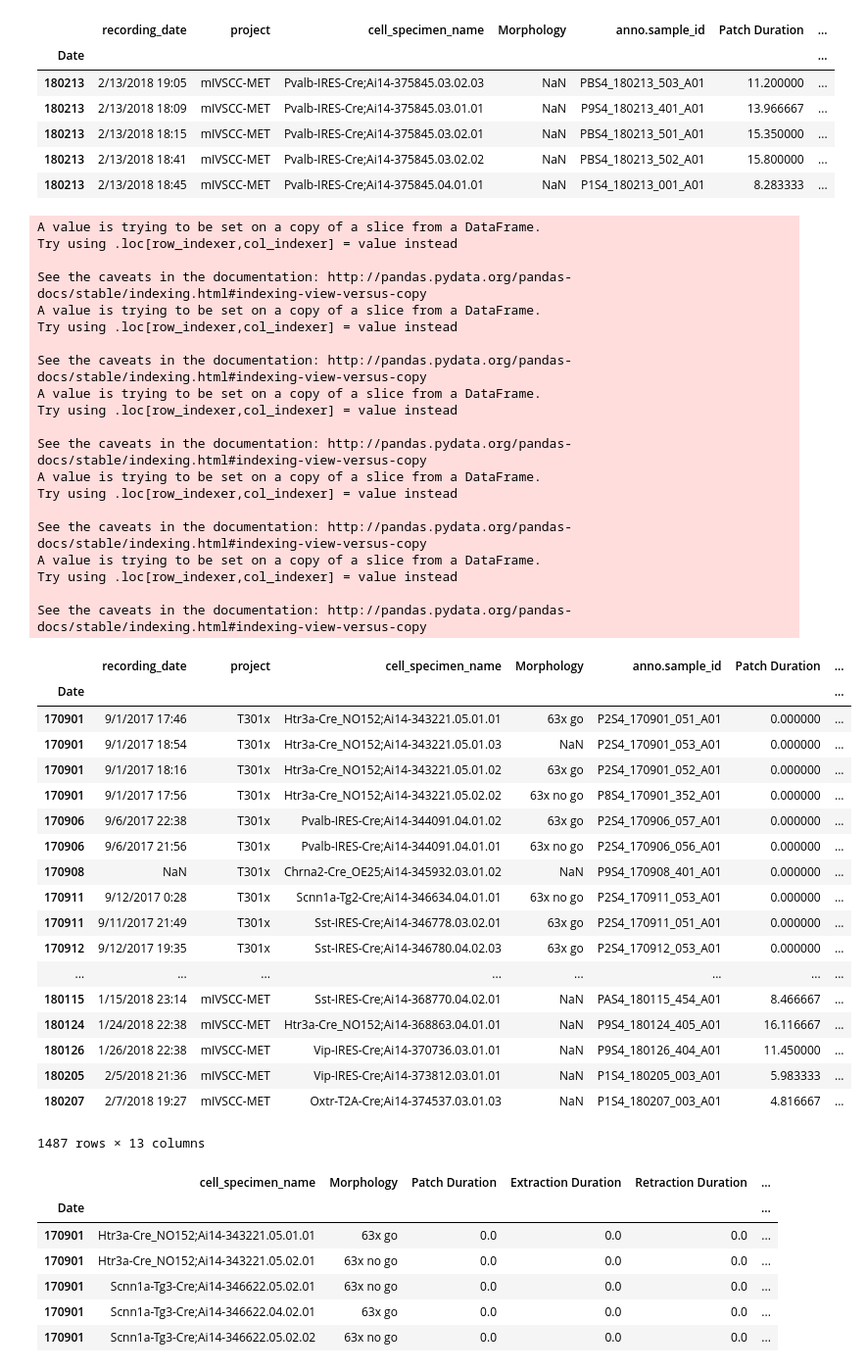
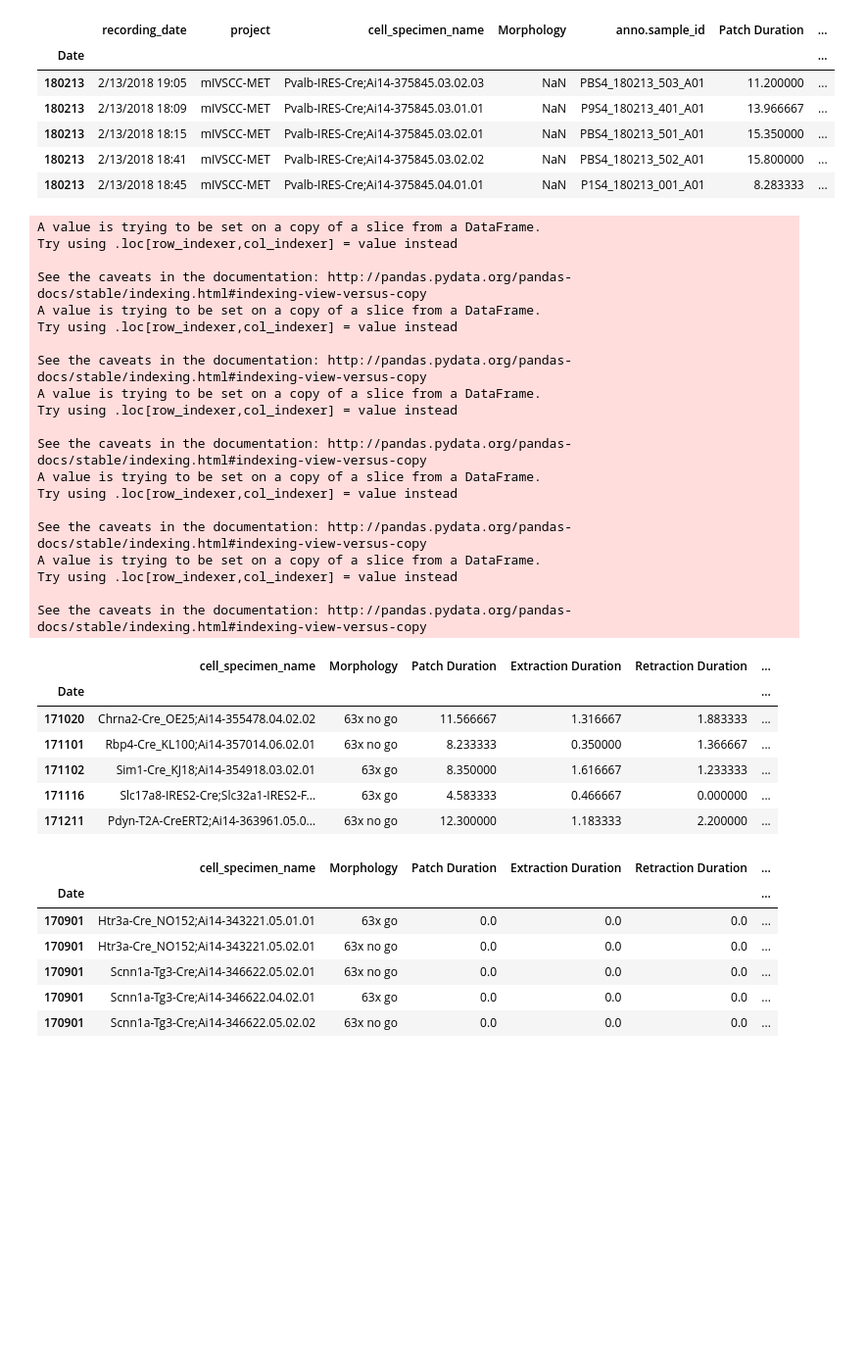
Before and after one commit to ramr24/Personal, a Jupyter notebook: PDuration vs Morph per Post Patch.ipynb, the cells around one changed output. Shown at 98% size. Drawn from its saved outputs; the diff is of its cells as text; code cells hidden in the pictures; blank space fills up the shorter version.

Commit message:
New update using google doc
Using for patch duration

```diff
--- a/PDuration vs Morph per Post Patch.ipynb
+++ b/PDuration vs Morph per Post Patch.ipynb
@@ -356,49 +352,36 @@ final_df.tail()
 | 180213 | 2/13/2018 18:45 | mIVSCC-MET | Pvalb-IRES-Cre;Ai14-375845.04.01.01 | NaN | P1S4_180213_001_A01 | 8.283333 | ... |
 # %%
 #add post patch class
-concat_df(*reclassify(final_df))
-#final_df = concat_df(oo, nu, ns, pn, ec)
-#final_df.tail()
+final_df = postpatch_reclass(final_df)
+final_df.tail()
 # %% [output]
 A value is trying to be set on a copy of a slice from a DataFrame.
 Try using .loc[row_indexer,col_indexer] = value instead
 
 See the caveats in the documentation: http://pandas.pydata.org/pandas-docs/stable/indexing.html#indexing-view-versus-copy
 A value is trying to be set on a copy of a slice from a DataFrame.
 Try using .loc[row_indexer,col_indexer] = value instead
 
 See the caveats in the documentation: http://pandas.pydata.org/pandas-docs/stable/indexing.html#indexing-view-versus-copy
 A value is trying to be set on a copy of a slice from a DataFrame.
 Try using .loc[row_indexer,col_indexer] = value instead
 
 See the caveats in the documentation: http://pandas.pydata.org/pandas-docs/stable/indexing.html#indexing-view-versus-copy
 A value is trying to be set on a copy of a slice from a DataFrame.
 Try using .loc[row_indexer,col_indexer] = value instead
 
 See the caveats in the documentation: http://pandas.pydata.org/pandas-docs/stable/indexing.html#indexing-view-versus-copy
 A value is trying to be set on a copy of a slice from a DataFrame.
 Try using .loc[row_indexer,col_indexer] = value instead
 
 See the caveats in the documentation: http://pandas.pydata.org/pandas-docs/stable/indexing.html#indexing-view-versus-copy
-|  | recording_date | project | cell_specimen_name | Morphology | anno.sample_id | Patch Duration | ... |
-| Date |  |  |  |  |  |  | ... |
-| 170901 | 9/1/2017 17:46 | T301x | Htr3a-Cre_NO152;Ai14-343221.05.01.01 | 63x go | P2S4_170901_051_A01 | 0.000000 | ... |
-| 170901 | 9/1/2017 18:54 | T301x | Htr3a-Cre_NO152;Ai14-343221.05.01.03 | NaN | P2S4_170901_053_A01 | 0.000000 | ... |
-| 170901 | 9/1/2017 18:16 | T301x | Htr3a-Cre_NO152;Ai14-343221.05.01.02 | 63x go | P2S4_170901_052_A01 | 0.000000 | ... |
-| 170901 | 9/1/2017 17:56 | T301x | Htr3a-Cre_NO152;Ai14-343221.05.02.02 | 63x no go | P8S4_170901_352_A01 | 0.000000 | ... |
-| 170906 | 9/6/2017 22:38 | T301x | Pvalb-IRES-Cre;Ai14-344091.04.01.02 | 63x go | P2S4_170906_057_A01 | 0.000000 | ... |
-| 170906 | 9/6/2017 21:56 | T301x | Pvalb-IRES-Cre;Ai14-344091.04.01.01 | 63x no go | P2S4_170906_056_A01 | 0.000000 | ... |
-| 170908 | NaN | T301x | Chrna2-Cre_OE25;Ai14-345932.03.01.02 | NaN | P9S4_170908_401_A01 | 0.000000 | ... |
-| 170911 | 9/12/2017 0:28 | T301x | Scnn1a-Tg2-Cre;Ai14-346634.04.01.01 | 63x no go | P2S4_170911_053_A01 | 0.000000 | ... |
-| 170911 | 9/11/2017 21:49 | T301x | Sst-IRES-Cre;Ai14-346778.03.02.01 | 63x go | P2S4_170911_051_A01 | 0.000000 | ... |
-| 170912 | 9/12/2017 19:35 | T301x | Sst-IRES-Cre;Ai14-346780.04.02.03 | 63x go | P2S4_170912_053_A01 | 0.000000 | ... |
-| ... | ... | ... | ... | ... | ... | ... | ... |
-| 180115 | 1/15/2018 23:14 | mIVSCC-MET | Sst-IRES-Cre;Ai14-368770.04.02.01 | NaN | PAS4_180115_454_A01 | 8.466667 | ... |
-| 180124 | 1/24/2018 22:38 | mIVSCC-MET | Htr3a-Cre_NO152;Ai14-368863.04.01.01 | NaN | P9S4_180124_405_A01 | 16.116667 | ... |
-| 180126 | 1/26/2018 22:38 | mIVSCC-MET | Vip-IRES-Cre;Ai14-370736.03.01.01 | NaN | P9S4_180126_404_A01 | 11.450000 | ... |
-| 180205 | 2/5/2018 21:36 | mIVSCC-MET | Vip-IRES-Cre;Ai14-373812.03.01.01 | NaN | P1S4_180205_003_A01 | 5.983333 | ... |
-| 180207 | 2/7/2018 19:27 | mIVSCC-MET | Oxtr-T2A-Cre;Ai14-374537.03.01.03 | NaN | P1S4_180207_003_A01 | 4.816667 | ... |
+|  | cell_specimen_name | Morphology | Patch Duration | Extraction Duration | Retraction Duration | ... |
+| Date |  |  |  |  |  | ... |
+| 171020 | Chrna2-Cre_OE25;Ai14-355478.04.02.02 | 63x no go | 11.566667 | 1.316667 | 1.883333 | ... |
+| 171101 | Rbp4-Cre_KL100;Ai14-357014.06.02.01 | 63x no go | 8.233333 | 0.350000 | 1.366667 | ... |
+| 171102 | Sim1-Cre_KJ18;Ai14-354918.03.02.01 | 63x go | 8.350000 | 1.616667 | 1.233333 | ... |
+| 171116 | Slc17a8-IRES2-Cre;Slc32a1-IRES2-F... | 63x go | 4.583333 | 0.466667 | 0.000000 | ... |
+| 171211 | Pdyn-T2A-CreERT2;Ai14-363961.05.0... | 63x no go | 12.300000 | 1.183333 | 2.200000 | ... |
-1487 rows × 13 columns
 # %%
 #Drop columns
 final_df.drop(['recording_date', 'project', 'anno.sample_id', 'patched_cell_container', 'name'], axis=1, inplace=True)
```
Also changed, not shown: parts of 2 cells of this notebook, 4 other files.
